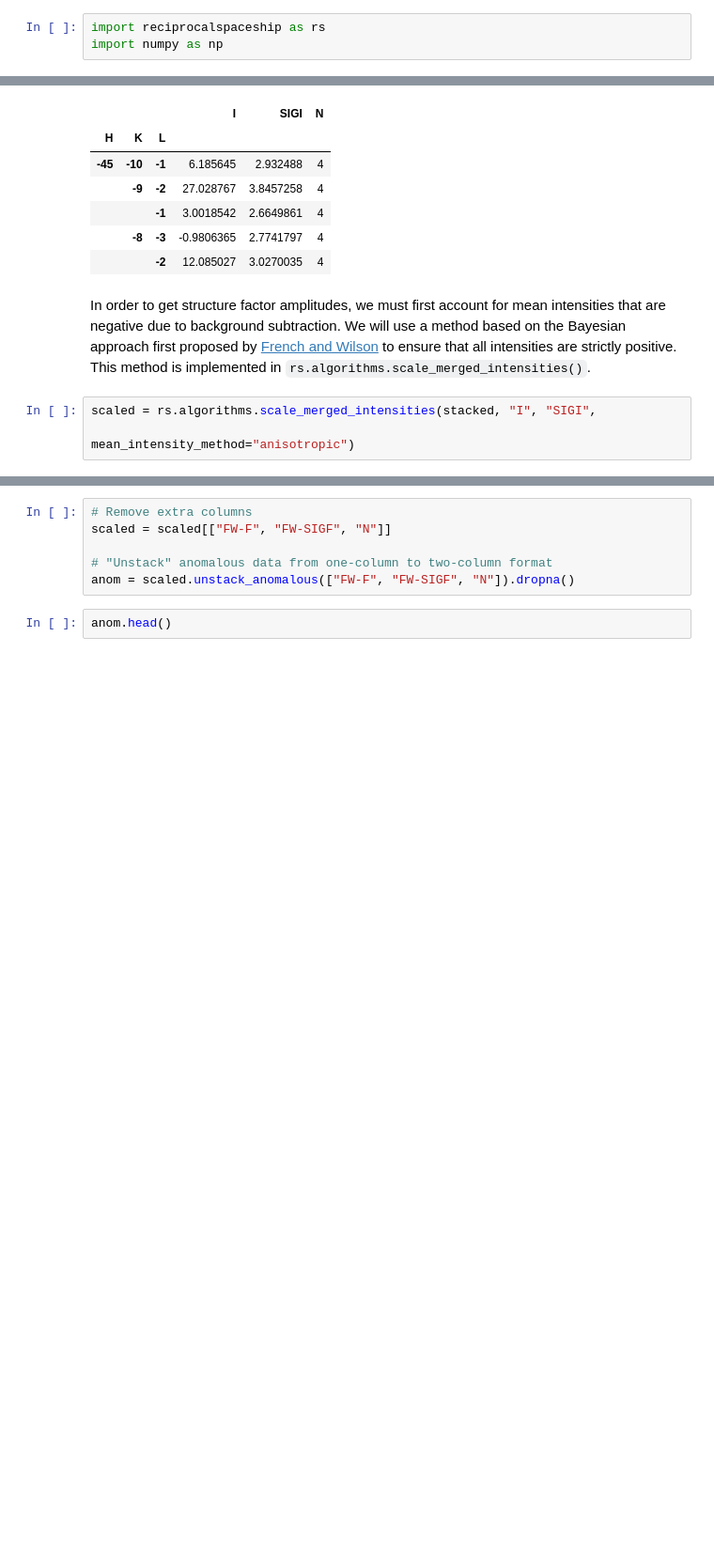
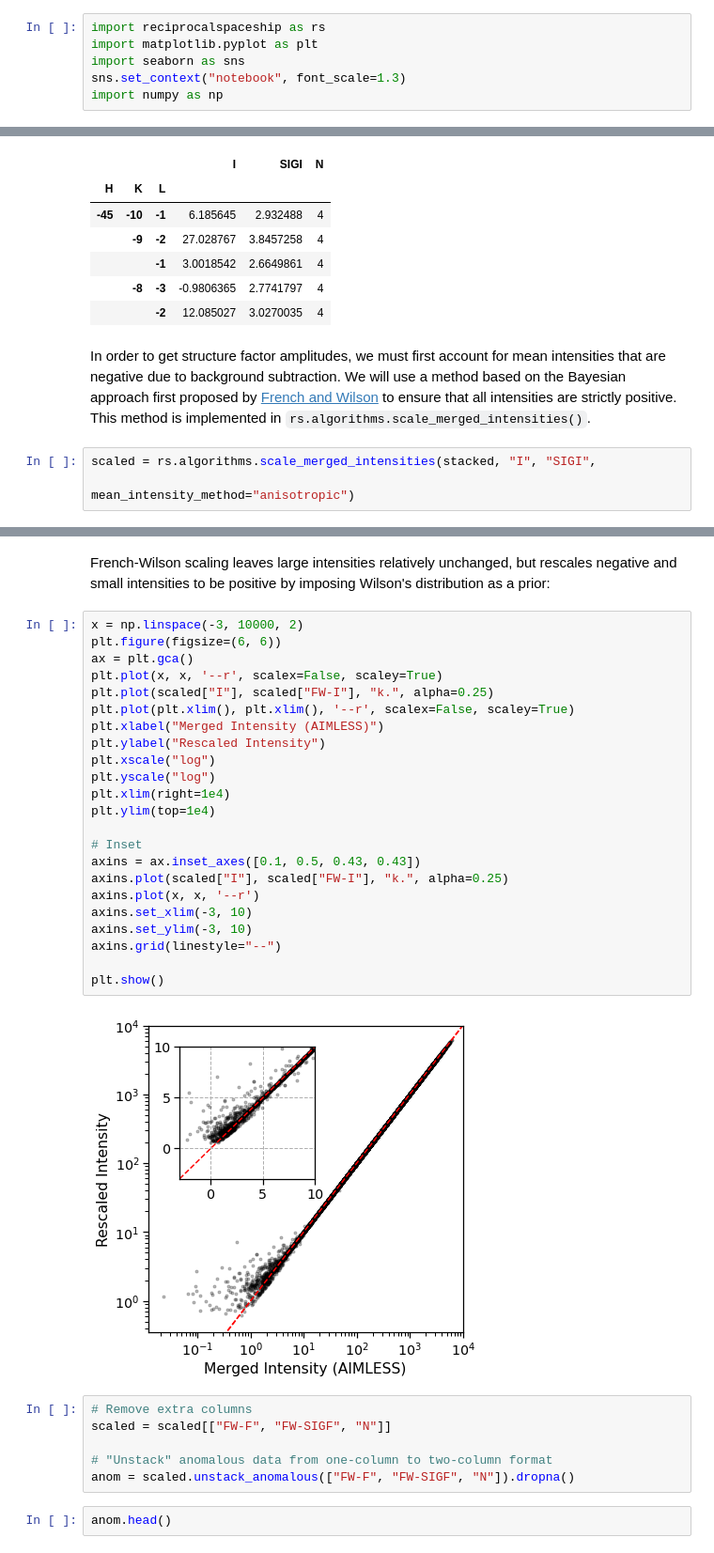
Before and after one commit to rs-station/reciprocalspaceship, a Jupyter notebook: docs/examples/4_anomalousmap.ipynb, the cells around one changed output, grey strips where cells are left out. Shown at 94% size. Cells and saved outputs as stored; diff of their text form; blank space fills up the shorter version.

```diff
--- a/docs/examples/4_anomalousmap.ipynb
+++ b/docs/examples/4_anomalousmap.ipynb
@@ -4,6 +4,9 @@
 In [Basics](1_basics.ipynb), we loaded a room-temperature dataset that was collected at ~6550 eV of tetragonal HEWL. We then computed the $CC_{1/2}$ and $CC_{anom}$ for this data in [Merging Statistics](2_mergingstats.ipynb) and observed that there was significant anomalous signal. Let's now use that data to generate an anomalous difference map based on the anomalous scattering from the native sulfur atoms.
 # %%
 import reciprocalspaceship as rs
+import matplotlib.pyplot as plt
+import seaborn as sns
+sns.set_context("notebook", font_scale=1.3)
 import numpy as np
 # %%
 print(rs.__version__)
@@ -80,3 +83,30 @@ scaled.head()
+# %% [markdown]
+French-Wilson scaling leaves large intensities relatively unchanged, but rescales negative and small intensities to be positive by imposing Wilson's distribution as a prior:
+# %%
+x = np.linspace(-3, 10000, 2)
+plt.figure(figsize=(6, 6))
+ax = plt.gca()
+plt.plot(x, x, '--r', scalex=False, scaley=True)
+plt.plot(scaled["I"], scaled["FW-I"], "k.", alpha=0.25)
+plt.plot(plt.xlim(), plt.xlim(), '--r', scalex=False, scaley=True)
+plt.xlabel("Merged Intensity (AIMLESS)")
+plt.ylabel("Rescaled Intensity")
+plt.xscale("log")
+plt.yscale("log")
+plt.xlim(right=1e4)
+plt.ylim(top=1e4)
+
+# Inset
+axins = ax.inset_axes([0.1, 0.5, 0.43, 0.43])
+axins.plot(scaled["I"], scaled["FW-I"], "k.", alpha=0.25)
+axins.plot(x, x, '--r')
+axins.set_xlim(-3, 10)
+axins.set_ylim(-3, 10)
+axins.grid(linestyle="--")
+
+plt.show()
+# %% [output]
+[figure, added]
 # %%
 # Remove extra columns
 scaled = scaled[["FW-F", "FW-SIGF", "N"]]
```
Also changed, not shown: parts of 6 cells of this notebook, 9 other files.
